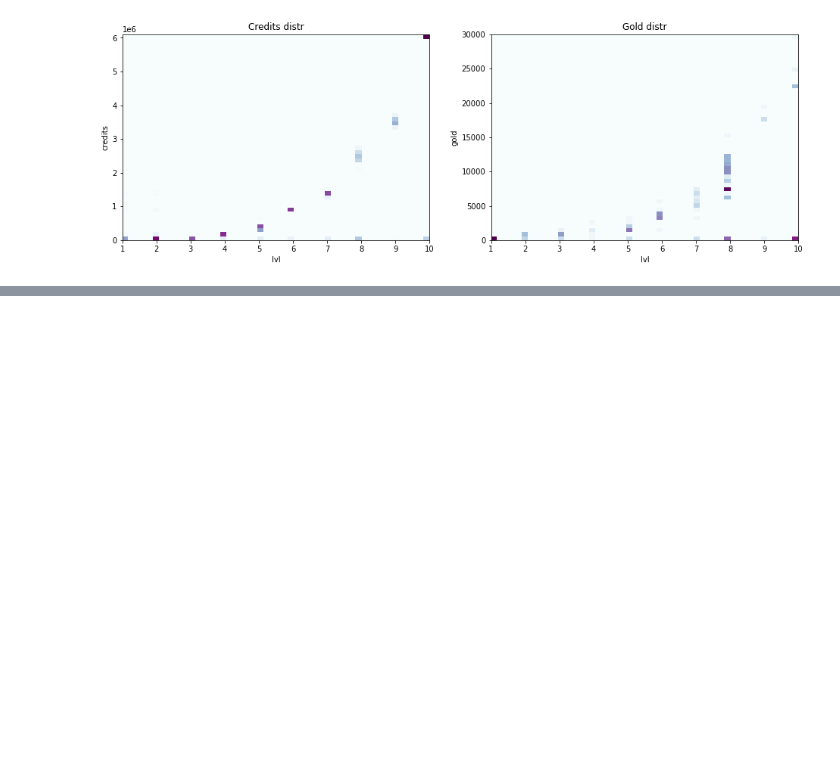
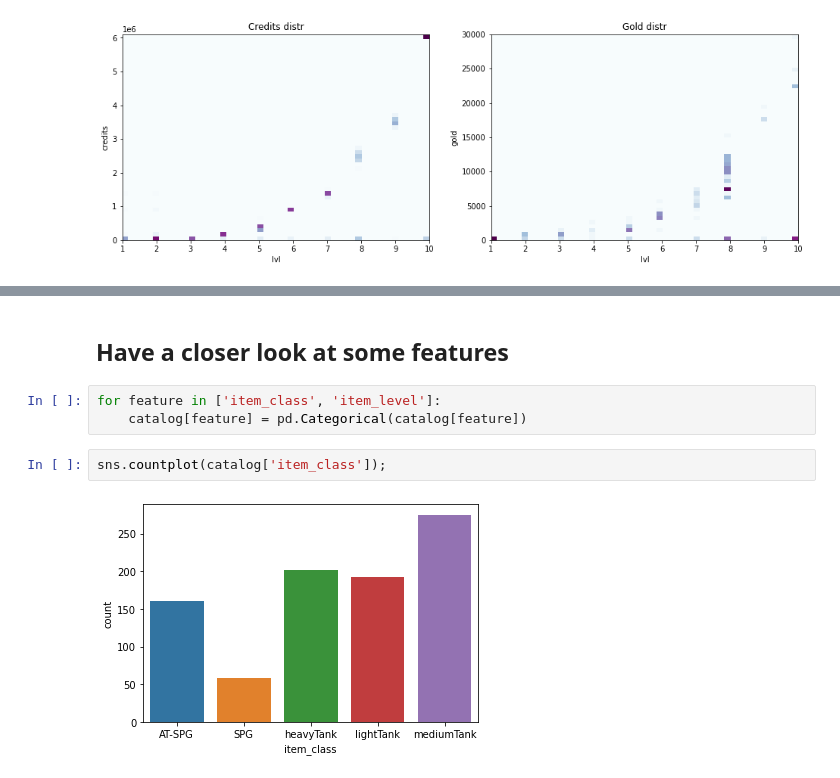
Before and after one commit to Egorka1/WG_Forge, a Jupyter notebook: WGProject.ipynb, the cells around one changed output, grey strips where cells are left out. Cells and saved outputs as stored; diff of their text form; blank space fills up the shorter version.

```diff
--- a/WGProject.ipynb
+++ b/WGProject.ipynb
@@ -29,0 +68,9 @@ data.info()
+# %% [markdown]
+## Have a closer look at some features
+# %%
+for feature in ['item_class', 'item_level']:
+    catalog[feature] = pd.Categorical(catalog[feature])
+# %%
+sns.countplot(catalog['item_class']);
+# %% [output]
+[figure, added]
```
Also changed, not shown: parts of 24 cells of this notebook.
